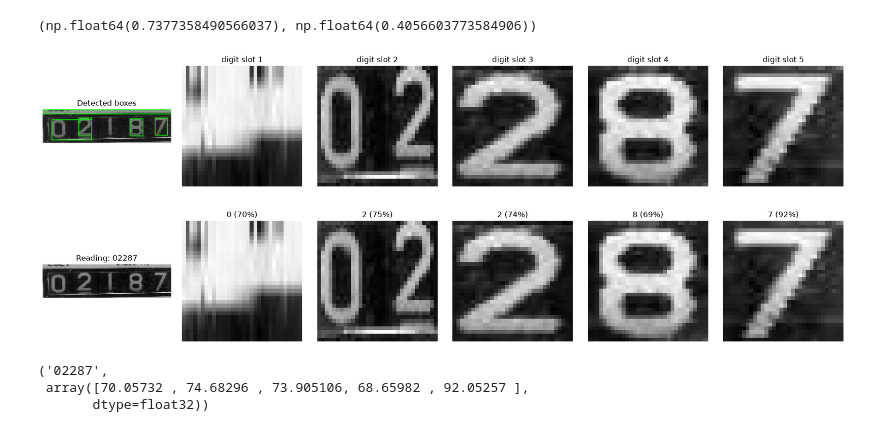
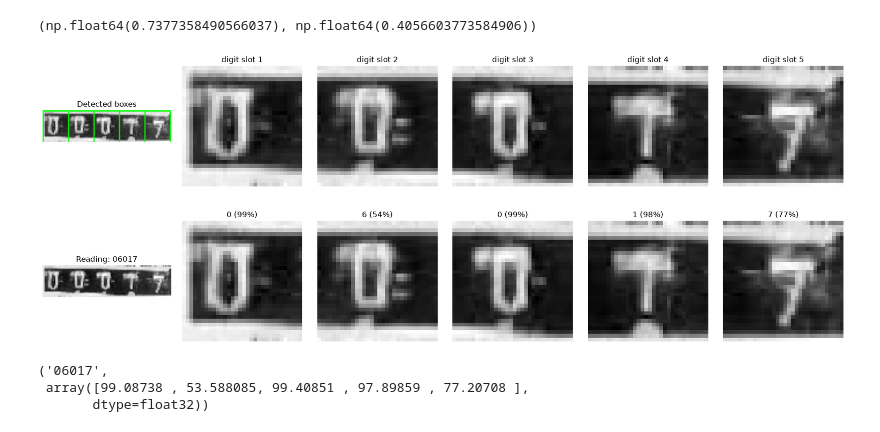
Before and after one commit to Uzair047C/internship_computer_visions_engineering, a Jupyter notebook: cnns_training/vgg_net.ipynb, the cells around one changed output. Drawn from its saved outputs; the diff is of its cells as text; code cells hidden in the pictures.

```diff
--- a/cnns_training/vgg_net.ipynb
+++ b/cnns_training/vgg_net.ipynb
@@ -481,40 +481,40 @@ def read_meter(image_path, num_digits=NUM_DIGITS):
     gray_img = cv2.imread(image_path, cv2.IMREAD_GRAYSCALE)
     if gray_img is None:
         raise FileNotFoundError(f"Missing file: {image_path}")
 
     crops = extract_digit_crops(gray_img, num_digits=num_digits)
     batch = np.stack(crops, axis=0)  # (num_digits, H, W, 1) -- one batched call, not 5 separate ones
 
     preds = model.predict(batch, verbose=0)
     digit_predictions = np.argmax(preds, axis=1)
     confidences = np.max(preds, axis=1) * 100
 
     final_reading = "".join(str(d) for d in digit_predictions)
 
     fig, axes = plt.subplots(1, num_digits + 1, figsize=(3 * (num_digits + 1), 3))
     axes[0].imshow(gray_img, cmap='gray')
     axes[0].set_title(f"Reading: {final_reading}")
     axes[0].axis('off')
 
     for i, crop in enumerate(crops):
         axes[i + 1].imshow(crop.squeeze(), cmap='gray')
         axes[i + 1].set_title(f"{digit_predictions[i]} ({confidences[i]:.0f}%)")
         axes[i + 1].axis('off')
 
     plt.tight_layout()
     plt.show()
 
     return final_reading, confidences
-
+image="0642_09208310004crop_0.png"
 
 # Example usage:
-debug_show_segmentation(os.path.join(TEST_IMG_DIR, "74683849983_crop_0.png"))  # check segmentation first
-read_meter(os.path.join(TEST_IMG_DIR, "74683849983_crop_0.png"))
+debug_show_segmentation(os.path.join(TEST_IMG_DIR, image))  # check segmentation first
+read_meter(os.path.join(TEST_IMG_DIR, image))
 # %% [output]
-[figure, old version]
+[figure, new version]
-[figure, old version]
+[figure, new version]
-('02287',
- array([70.05732 , 74.68296 , 73.905106, 68.65982 , 92.05257 ],
+('06017',
+ array([99.08738 , 53.588085, 99.40851 , 97.89859 , 77.20708 ],
        dtype=float32))
 # %%
 
```
Also changed, not shown: 1 other file.
